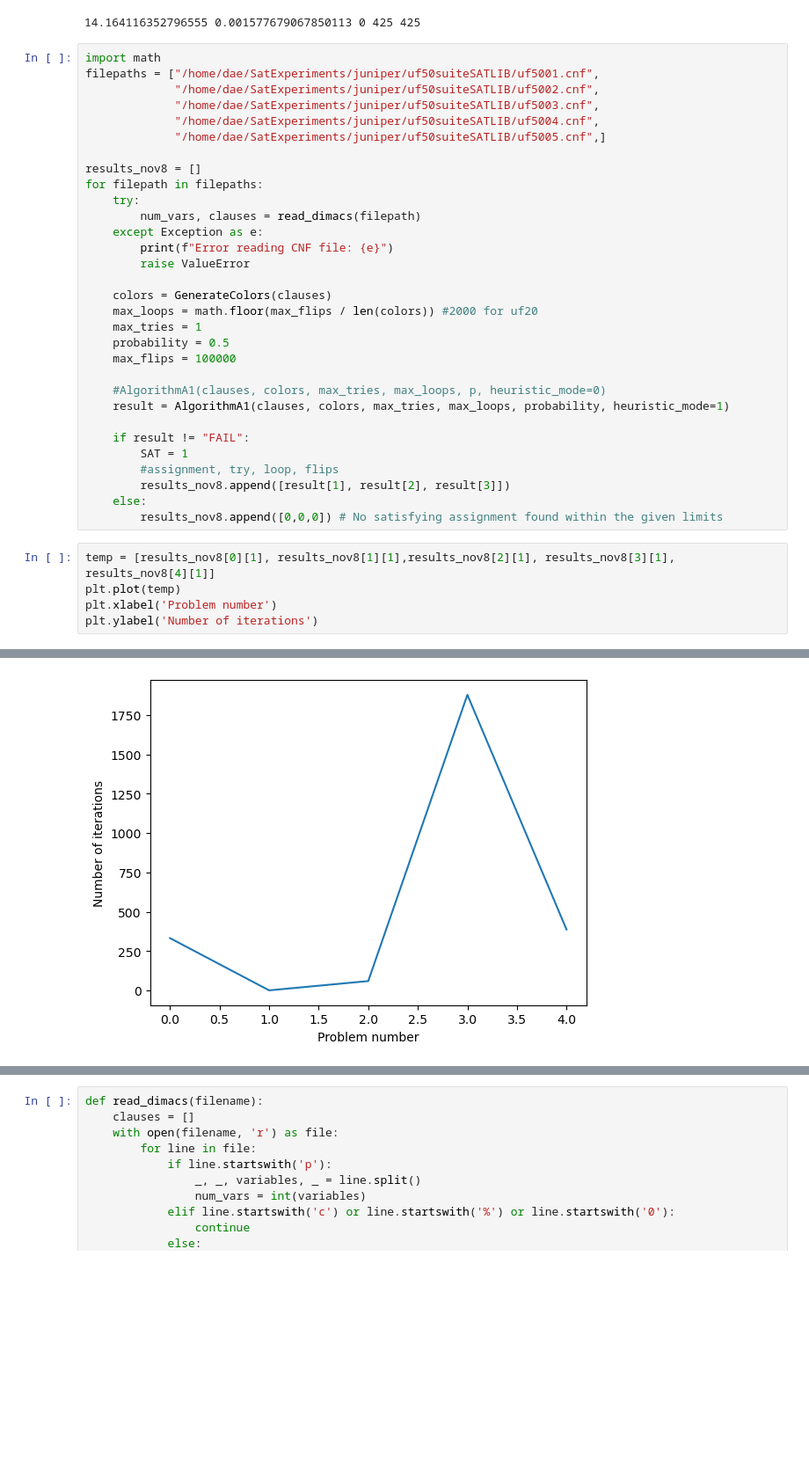
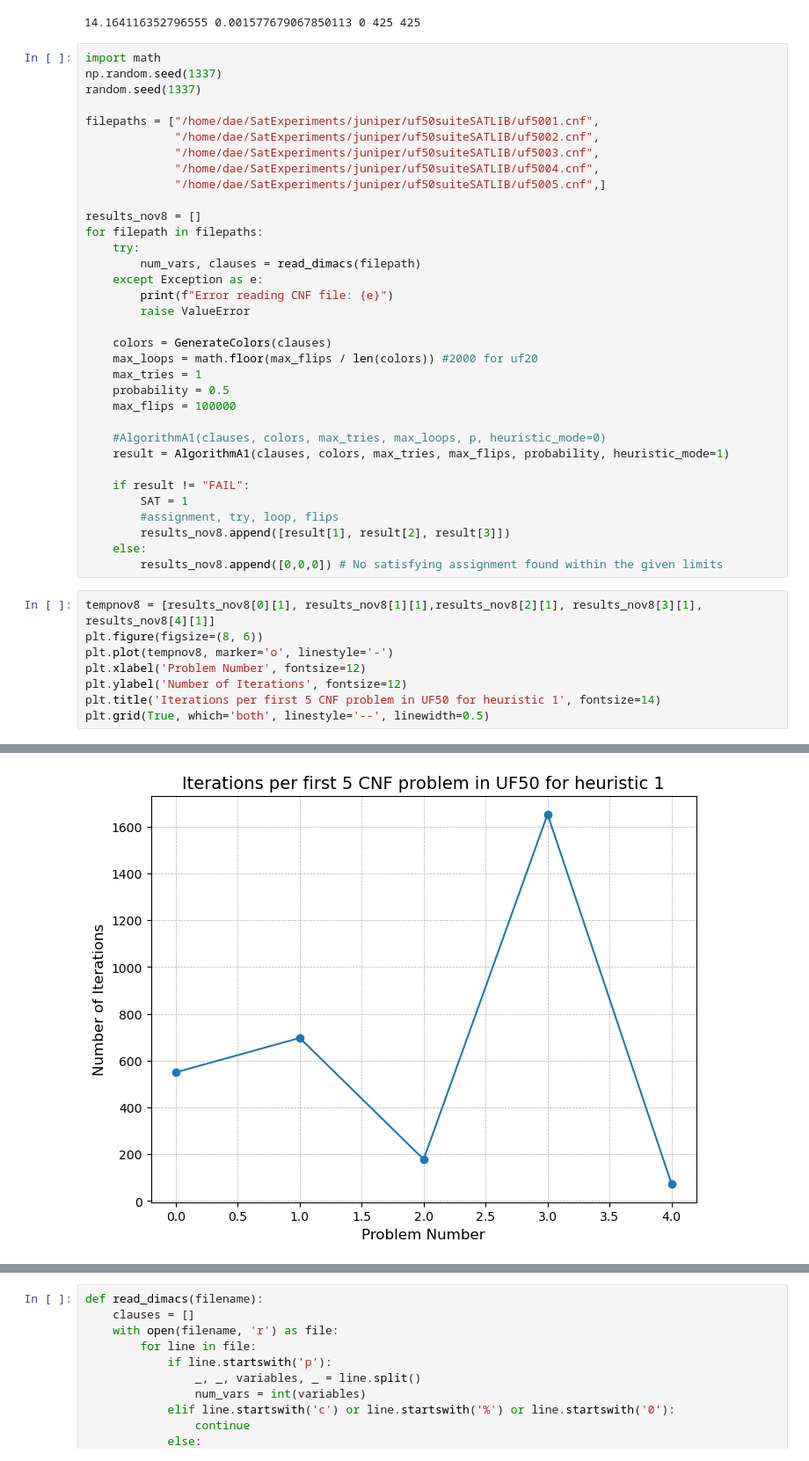
Before and after one commit to danielespo/juniper, a Jupyter notebook: testingColoring.ipynb, the cells around one changed output, grey strips where cells are left out. Shown at 88% size. Drawn from its saved outputs; the diff is of its cells as text; blank space fills up the shorter version.

```diff
--- a/testingColoring.ipynb
+++ b/testingColoring.ipynb
@@ -254,6 +256,9 @@ else:
 14.164116352796555 0.001577679067850113 0 425 425
 # %%
 import math
+np.random.seed(1337)
+random.seed(1337)
+
 filepaths = ["/home/dae/SatExperiments/juniper/uf50suiteSATLIB/uf5001.cnf",
              "/home/dae/SatExperiments/juniper/uf50suiteSATLIB/uf5002.cnf",
              "/home/dae/SatExperiments/juniper/uf50suiteSATLIB/uf5003.cnf",
@@ -275,7 +280,7 @@ for filepath in filepaths:
     max_flips = 100000
 
     #AlgorithmA1(clauses, colors, max_tries, max_loops, p, heuristic_mode=0)
-    result = AlgorithmA1(clauses, colors, max_tries, max_loops, probability, heuristic_mode=1)
+    result = AlgorithmA1(clauses, colors, max_tries, max_flips, probability, heuristic_mode=1)
 
     if result != "FAIL":
         SAT = 1
@@ -284,8 +289,11 @@ for filepath in filepaths:
     else:
         results_nov8.append([0,0,0]) # No satisfying assignment found within the given limits
 # %%
-temp = [results_nov8[0][1], results_nov8[1][1],results_nov8[2][1], results_nov8[3][1], results_nov8[4][1]]
-plt.plot(temp)
-plt.xlabel('Problem number')
-plt.ylabel('Number of iterations')
+tempnov8 = [results_nov8[0][1], results_nov8[1][1],results_nov8[2][1], results_nov8[3][1], results_nov8[4][1]]
+plt.figure(figsize=(8, 6))
+plt.plot(tempnov8, marker='o', linestyle='-')
+plt.xlabel('Problem Number', fontsize=12)
+plt.ylabel('Number of Iterations', fontsize=12)
+plt.title('Iterations per first 5 CNF problem in UF50 for heuristic 1', fontsize=14)
+plt.grid(True, which='both', linestyle='--', linewidth=0.5)
 # %% [output]
@@ -293,4 +300,4 @@ Text(0, 0.5, 'Number of iterations')
-[figure, old version]
+[figure, new version]
 # %%
 # now, modifying the A1 to remove the extra loops part
 # 11/11/24 4:05pm
```
Also changed, not shown: parts of 5 cells of this notebook.
